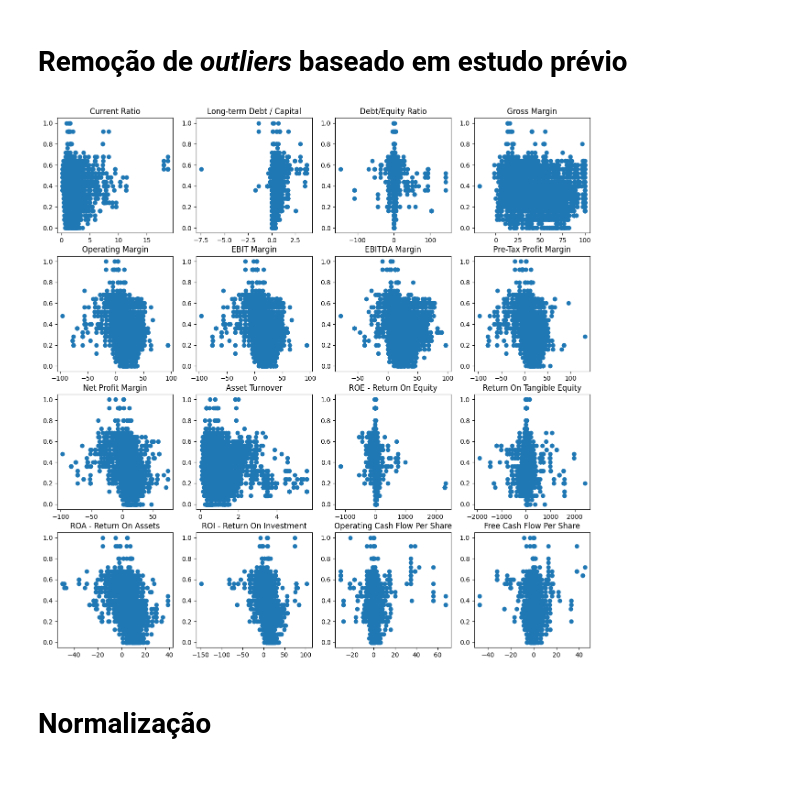
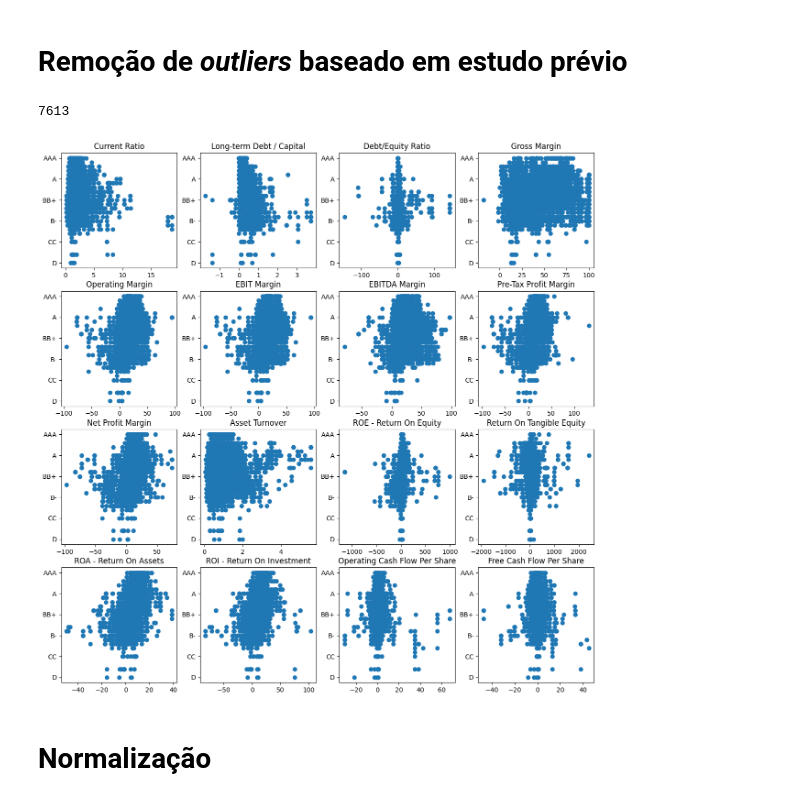
Before and after one commit to ChristianNMoreira/corporateRatingClassificationNN, a Jupyter notebook: corporateCreditRating.ipynb, the cells around one changed output. Drawn from its saved outputs; the diff is of its cells as text; code cells hidden in the pictures.

```diff
--- a/corporateCreditRating.ipynb
+++ b/corporateCreditRating.ipynb
@@ -64,7 +64,7 @@ label_encoder_dict = {
     "D": (round(25/25, 2), round(0/25, 2))
 }
 
-encoder_descending = 0
+encoder_descending = 1
 
 label_decoder_dict = {}
 for k in label_encoder_dict.keys():
@@ -78,7 +78,7 @@ encoder = OneHotEncoder(sparse=False)
 # %%
 ranges = {
     "Current Ratio": (-5, 20),
-    "Long-term Debt / Capital": (-25, 15),
+    "Long-term Debt / Capital": (-6.5, 15),
     "Debt/Equity Ratio": (-200, 250),
     "Gross Margin": (-25, 150),
     "Operating Margin": (-250, 100),
@@ -87,7 +87,7 @@ ranges = {
     "Pre-Tax Profit Margin": (-100, 150),
     "Net Profit Margin": (-150, 150),
     "Asset Turnover": (-10, 6),
-    "ROE - Return On Equity": (-2500, 2500),
+    "ROE - Return On Equity": (-2500, 2000),
     "Return On Tangible Equity": (-2500, 2500),
     "ROA - Return On Assets": (-100, 80),
     "ROI - Return On Investment": (-250, 250),
@@ -97,29 +97,36 @@ ranges = {
 
 for column in input_columns:
     df_ratings.drop(df_ratings[(df_ratings[column] < ranges[column][0]) | (df_ratings[column] > ranges[column][1])].index, inplace=True)
+# %%
+len(df_ratings)
+# %% [output]
+7613
 # %%
 def subplot(ax, col):
     ax.scatter(df_ratings[[col]], df_ratings[['Rating Encoded']])
     ax.set_title(col)
 
 fig = plt.figure()
 fig.set_figheight(15)
 fig.set_figwidth(15)
 
 k = 0
 
 for i in range(4):
     for j in range(4):
 
         ax = plt.subplot2grid((4, 4), (i, j))
+        ticks_list = [1.0, 0.8, 0.6, 0.4, 0.2, 0]
+        ax.set_yticks(ticks_list)
+        ax.set_yticklabels([label_decoder_dict.get(i) for i in ticks_list])
 
         col = input_columns[k]
         subplot(ax, col)
         k += 1
 
 plt.show()
 # %% [output]
-[figure, old version]
+[figure, new version]
 # %% [markdown]
 # Normalização
 # %%
```
Also changed, not shown: parts of 8 cells of this notebook.
